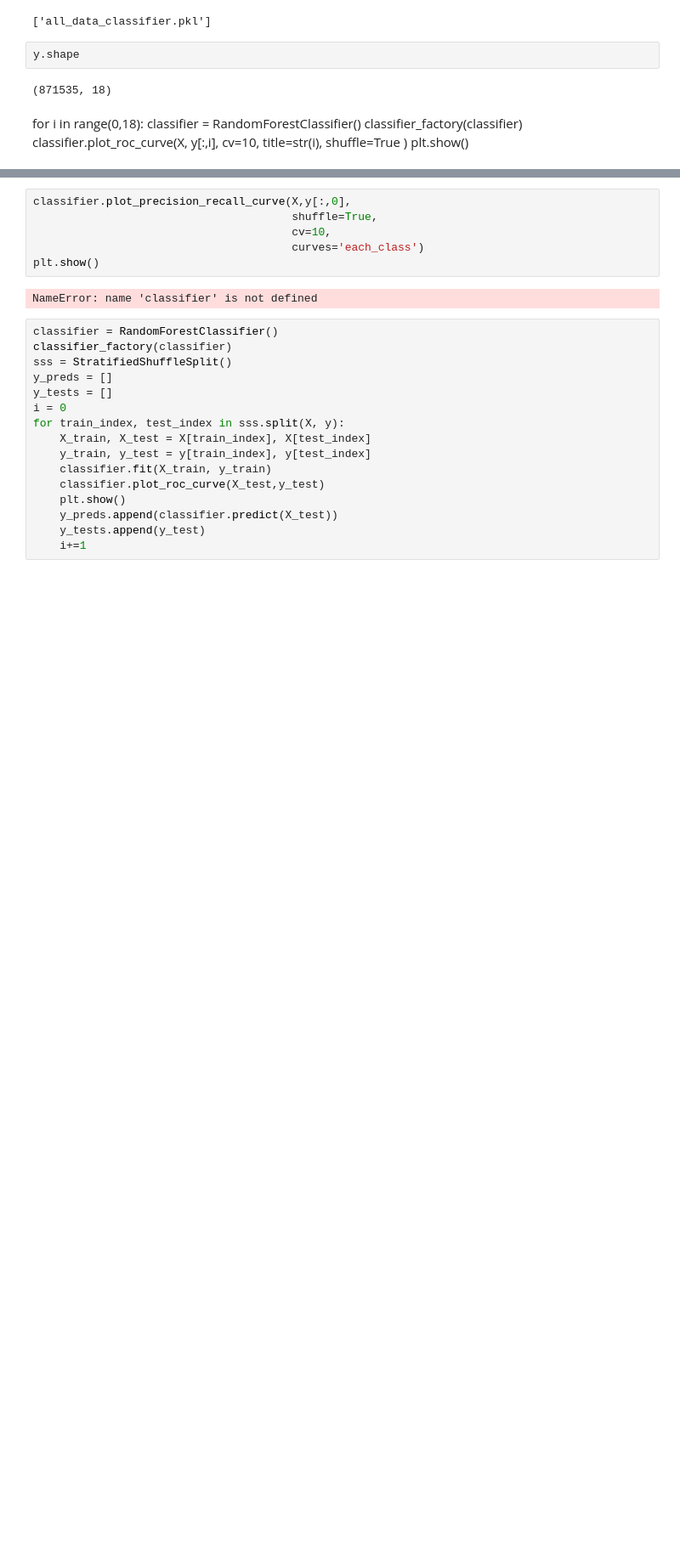
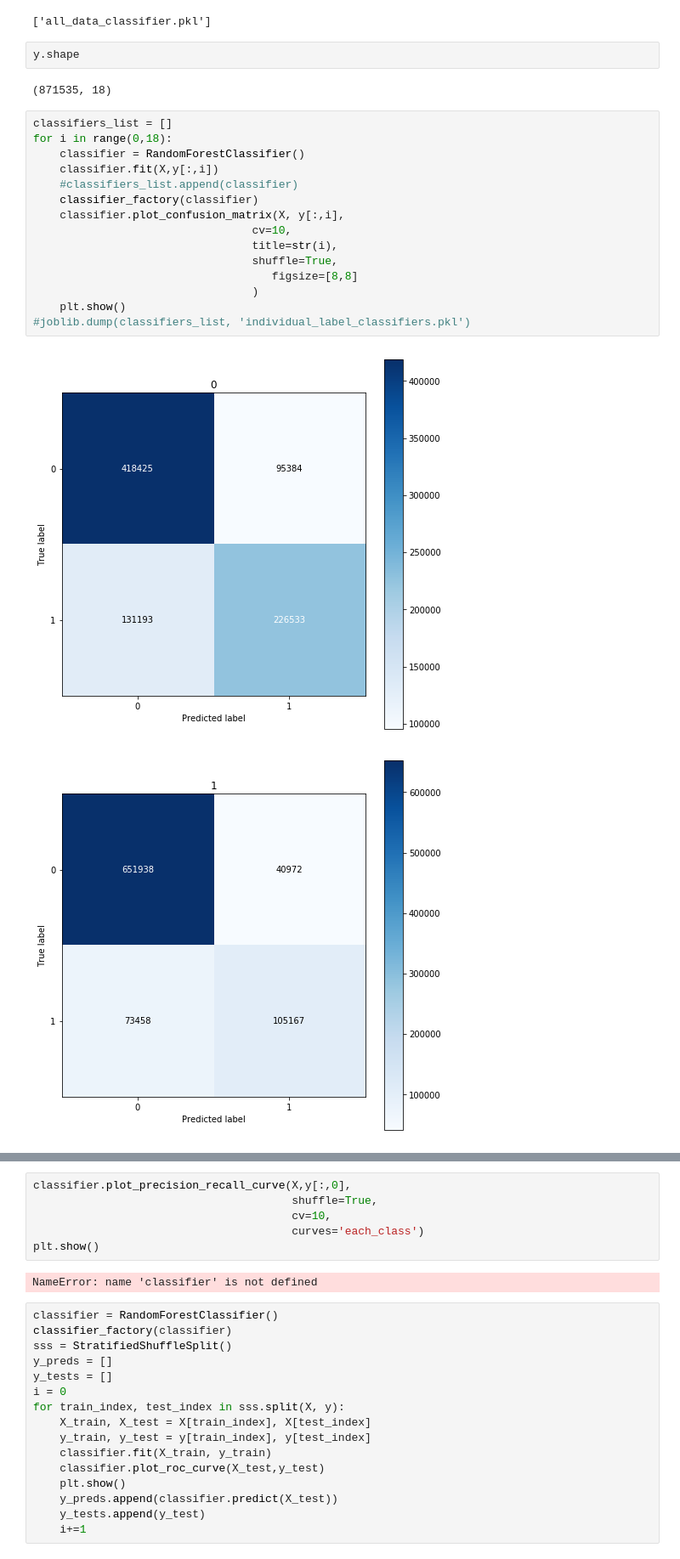
Before and after one commit to patemotter/trilinos-prediction, a Jupyter notebook: ml_files/Working Multilabel Classification and Scoring.ipynb, the cells around one changed output, grey strips where cells are left out. Shown at 85% size. Saved outputs shown, nothing was run; the diff lists cells and outputs as text; blank space fills up the shorter version.

```diff
--- a/ml_files/Working Multilabel Classification and Scoring.ipynb
+++ b/ml_files/Working Multilabel Classification and Scoring.ipynb
@@ -110,13 +110,21 @@ joblib.dump(classifier, 'all_data_classifier.pkl')
 y.shape
 # %% [output]
 (871535, 18)
-# %% [markdown]
-for i in range(0,18):
-    classifier = RandomForestClassifier()
-    classifier_factory(classifier)
-    classifier.plot_roc_curve(X, y[:,i],
-                             cv=10,
-                             title=str(i),
-                             shuffle=True
-                             )
-    plt.show()
+# %%
+classifiers_list = []
+for i in range(0,18):
+    classifier = RandomForestClassifier()
+    classifier.fit(X,y[:,i])
+    #classifiers_list.append(classifier)
+    classifier_factory(classifier)
+    classifier.plot_confusion_matrix(X, y[:,i],
+                                 cv=10,
+                                 title=str(i),
+                                 shuffle=True,
+                                    figsize=[8,8]
+                                 )
+    plt.show()
+#joblib.dump(classifiers_list, 'individual_label_classifiers.pkl')
+# %% [output]
+[figure, added]
+[figure, added]
```
Also changed, not shown: parts of 7 cells of this notebook, 1 other file.
